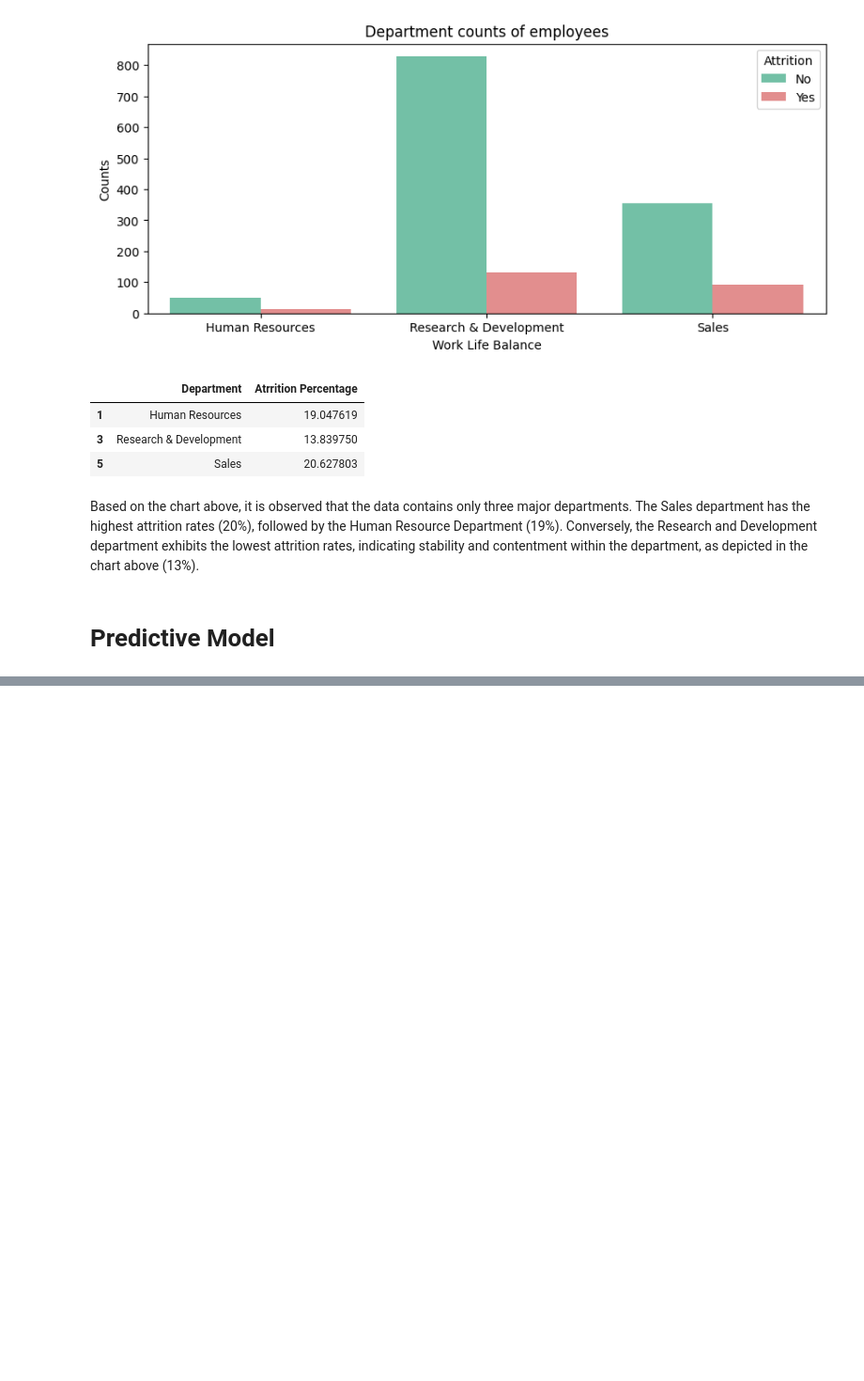
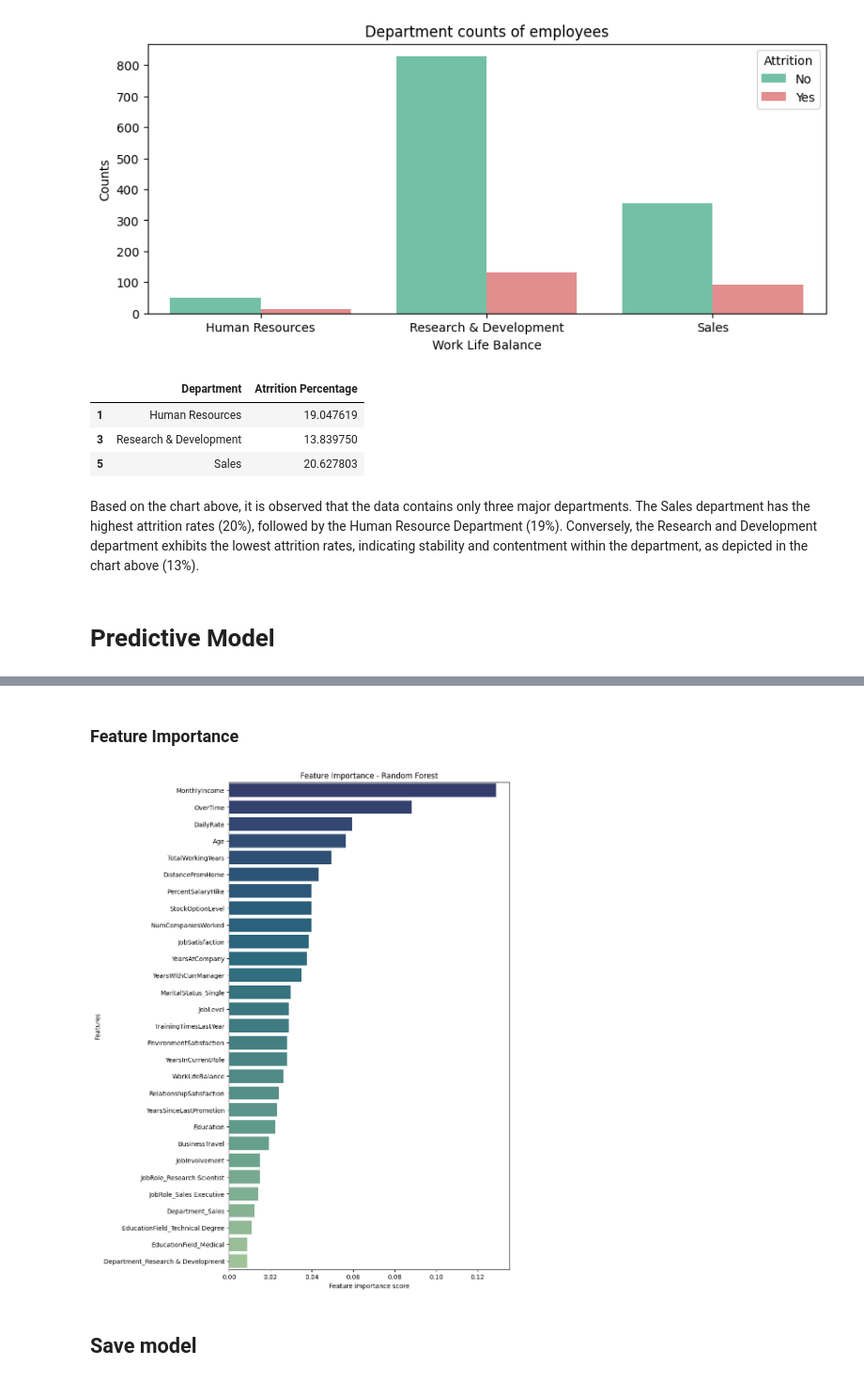
Before and after one commit to gpaschoalinoto/ml_classification_models, a Jupyter notebook: ibm-case-rh-employee-attrition/ibm_case_rh_attrition_classification.ipynb, the cells around one changed output, grey strips where cells are left out. Shown at 94% size. Drawn from its saved outputs; the diff is of its cells as text; code cells hidden in the pictures; blank space fills up the shorter version.

```diff
--- a/ibm-case-rh-employee-attrition/ibm_case_rh_attrition_classification.ipynb
+++ b/ibm-case-rh-employee-attrition/ibm_case_rh_attrition_classification.ipynb
@@ -369,0 +605,16 @@ Based on the chart above, it is observed that the data contains only three major
+# %% [markdown]
+### Feature Importance
+# %%
+feature_scores = pd.Series(best_model.feature_importances_, index=X_train.columns).sort_values(ascending=False)
+
+f, ax = plt.subplots(figsize=(8, 14))
+ax = sns.barplot(x=feature_scores, y=feature_scores.index, palette='crest_r')
+ax.set_title("Feature Importance - Random Forest")
+ax.set_yticklabels(feature_scores.index)
+ax.set_xlabel("Feature importance score")
+ax.set_ylabel("Features")
+plt.show()
+# %% [output]
+[figure, added]
+# %% [markdown]
+## Save model
```
Also changed, not shown: parts of 26 cells of this notebook.
